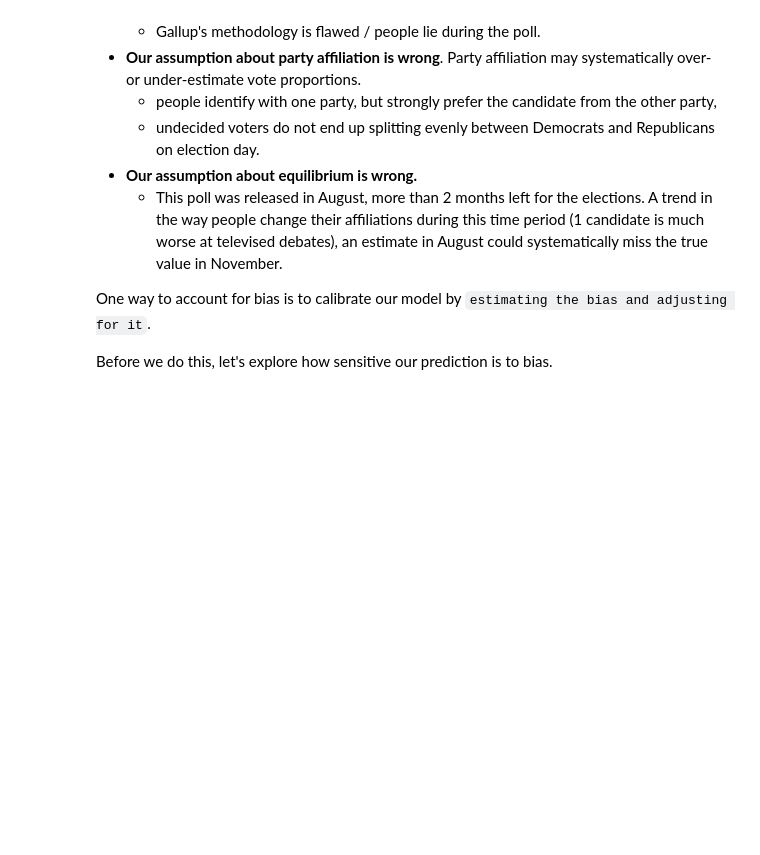
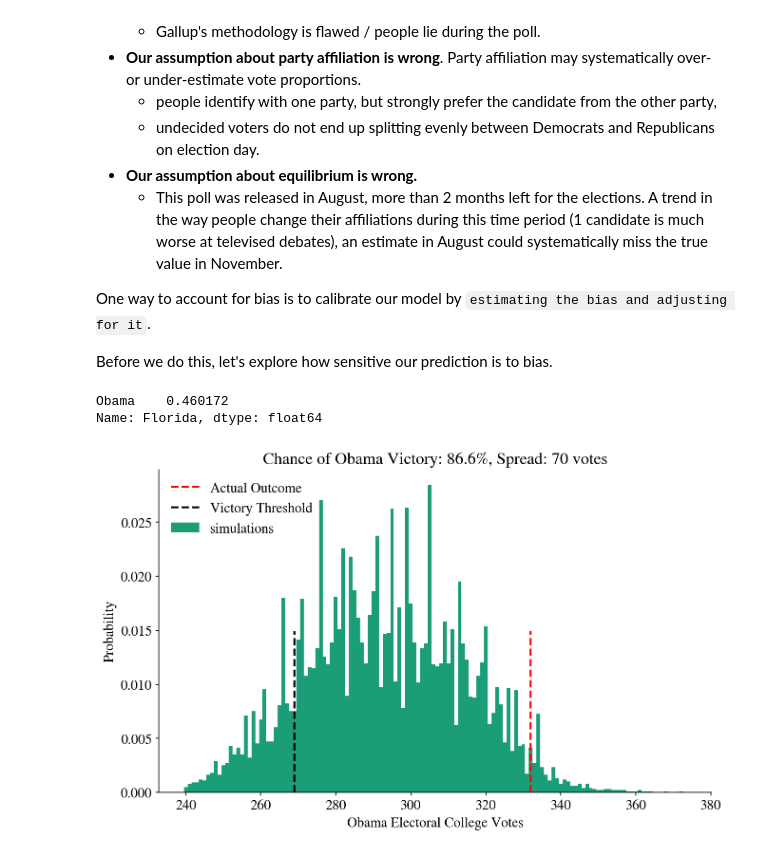
Before and after one commit to joaoDragado/dSc_roadmap, a Jupyter notebook: projects/SimulatingSilver/HW2_user.ipynb, the cells around one changed output. Cells and saved outputs as stored; diff of their text form; code cells hidden in the pictures; blank space fills up the shorter version.

Commit message:
Single Estimator Model with bias complete ; Moving on Logistic Regression.

```diff
--- a/projects/SimulatingSilver/HW2_user.ipynb
+++ b/projects/SimulatingSilver/HW2_user.ipynb
@@ -408,3 +410,45 @@ Reasons for this are :
 One way to account for bias is to calibrate our model by `estimating the bias and adjusting for it`.
 
 Before we do this, let's explore how sensitive our prediction is to bias.
+# %%
+"""
+Function
+--------
+biased_gallup_poll
+
+Subtracts a fixed amount from Dem_Adv, beofore computing the uncertain_gallup_model.
+This simulates correcting a hypothetical bias towards Democrats
+in the original Gallup data.
+
+Inputs
+-------
+gallup : DataFrame
+    The Gallup party affiliation data frame above
+bias : float
+    The amount by which to shift each prediction
+
+Examples
+--------
+>>> model = biased_gallup(gallup, 1.)
+>>> model.ix['Flordia']
+>>> .460172
+"""
+def biased_gallup(gallup, bias):
+    g2 = gallup.copy()
+    g2.Dem_Adv -= bias
+    return uncertain_gallup_model(g2)
+# test code
+biased_gallup(gallup_2012, 1.).loc['Florida']
+# %% [output]
+Obama    0.460172
+Name: Florida, dtype: float64
+# %%
+# Simulate elections assuming a bias of 1% and 5%,
+# plot histograms for each one.
+# 1% bias
+model1 = biased_gallup(gallup_2012, 1)
+model1 = model1.join(electoral_votes)
+prediction1 = simulate_election(model1, 10000)
+plot_simulation(prediction1)
+# %% [output]
+[figure, added]
```
Also changed, not shown: parts of 17 cells of this notebook.
